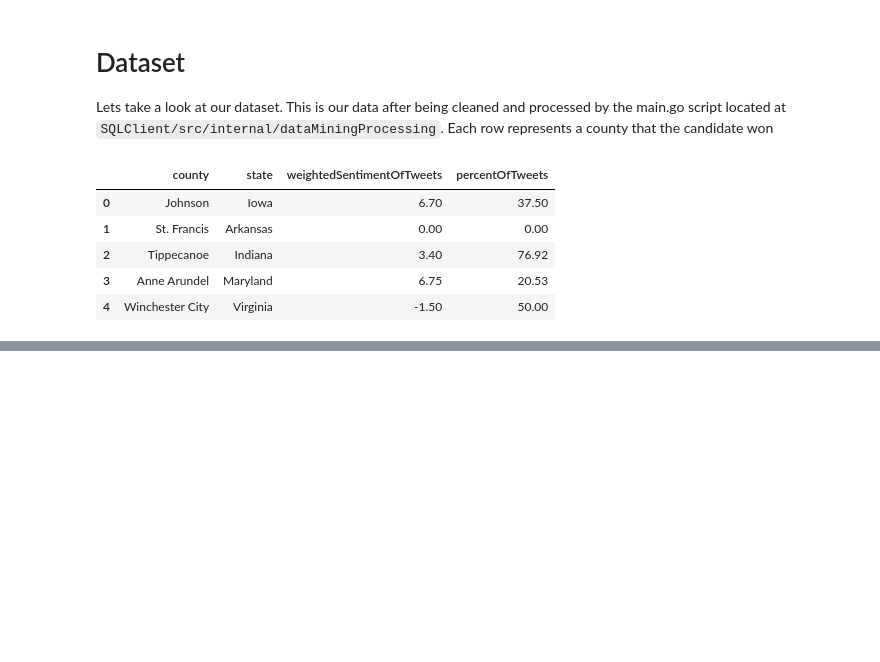
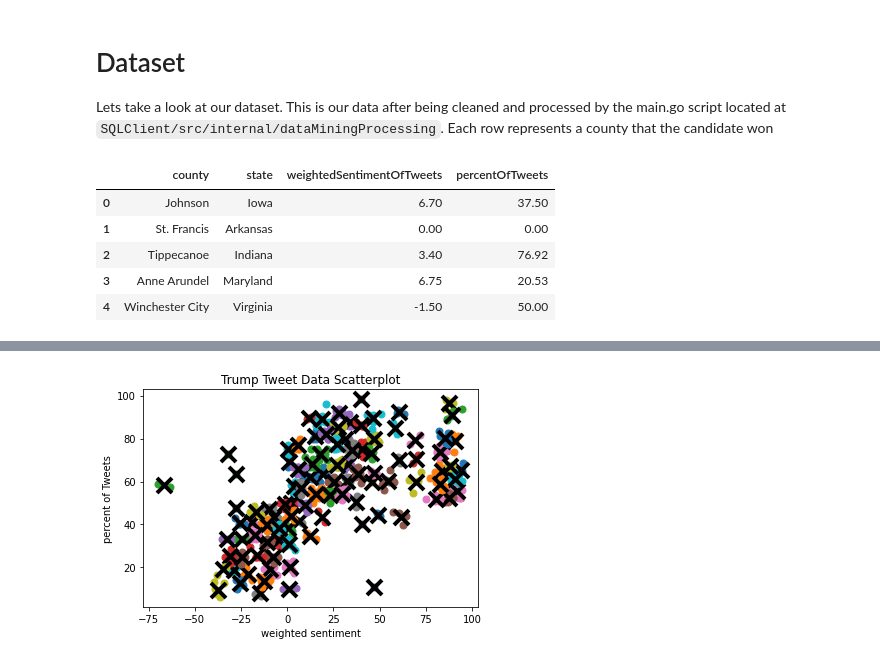
Before and after one commit to wrwalker/ECE356-Final-Project, a Jupyter notebook: dataMining/datamining.ipynb, the cells around one changed output, grey strips where cells are left out. Saved outputs shown, nothing was run; the diff lists cells and outputs as text; code cells hidden in the pictures; blank space fills up the shorter version.

Commit message:
Push updated K-means clustering

```diff
--- a/dataMining/datamining.ipynb
+++ b/dataMining/datamining.ipynb
@@ -103,0 +104,37 @@ Text(0, 0.5, 'percent of Tweets')
+# %%
+import pandas as pd
+import numpy as np
+import matplotlib
+import matplotlib.pyplot as plt
+
+import sklearn
+from sklearn import cluster
+
+%matplotlib inline
+
+tTweetData = pd.read_csv('../dataMiningDataSets/trumpprocessedTweetData.csv', usecols = ['weightedSentimentOfTweets', 'percentOfTweets'])
+
+
+tTweetData.columns=['weightedSentimentOfTweets','percentOfTweets']
+
+dataArray = np.array(tTweetData)
+
+k = 8
+kmeans = cluster.KMeans(n_clusters=k)
+kmeans.fit(dataArray)
+
+labels = kmeans.labels_
+centroids = kmeans.cluster_centers_
+
+for i in range(k):
+    ds = dataArray[np.where(labels==i)]
+    plt.plot(ds[:,0],ds[:,1],'o', markersize=7)
+    lines = plt.plot(centroids[i,0],centroids[i,1],'kx')
+    plt.setp(lines,ms=15.0)
+    plt.setp(lines,mew=4.0)
+plt.title('Trump Tweet Data Scatterplot')
+plt.xlabel('weighted sentiment')
+plt.ylabel('percent of Tweets')
+plt.show()
+# %% [output]
+[figure, added]
```
Also changed, not shown: parts of 3 cells of this notebook.
